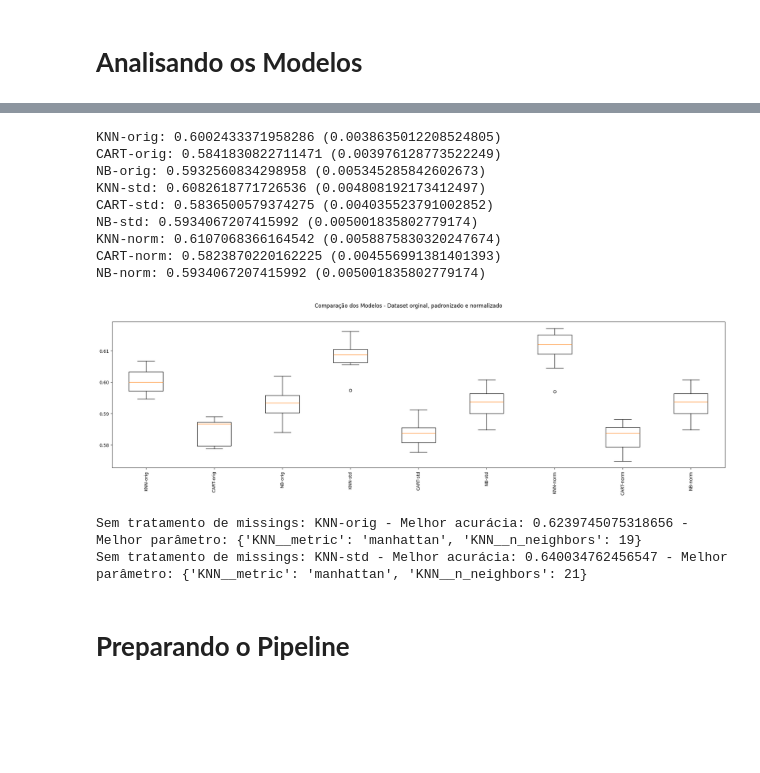
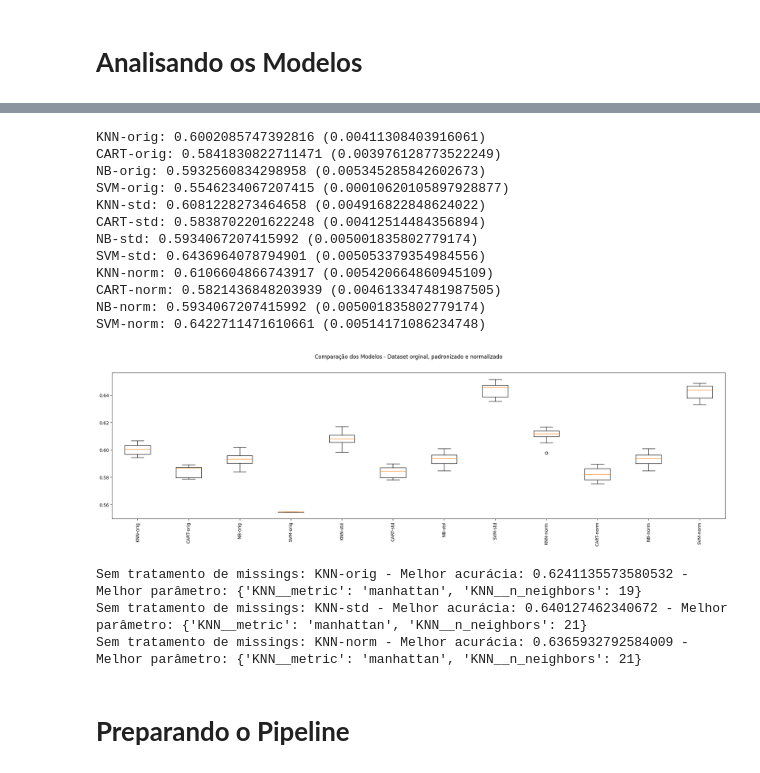
Before and after one commit to gustavopierre/flight_delay_project, a Jupyter notebook: api/machinelearning/notebooks/Flight_Delay.ipynb, the cells around one changed output, grey strips where cells are left out. Drawn from its saved outputs; the diff is of its cells as text; code cells hidden in the pictures; blank space fills up the shorter version.

```diff
--- a/api/machinelearning/notebooks/Flight_Delay.ipynb
+++ b/api/machinelearning/notebooks/Flight_Delay.ipynb
@@ -395,7 +396,7 @@ names = []
 knn = ("KNN", KNeighborsClassifier())
 cart = ("CART", DecisionTreeClassifier())
 naive_bayes = ("NB", GaussianNB())
-#svm = ("SVM", SVC())
+svm = ("SVM", SVC())
 
 standard_scaler = ("StandardScaler", StandardScaler())
 min_max_scaler = ("MinMaxScaler", MinMaxScaler())
@@ -404,46 +405,49 @@ min_max_scaler = ("MinMaxScaler", MinMaxScaler())
 pipelines.append(("KNN-orig", Pipeline([knn])))
 pipelines.append(("CART-orig", Pipeline([cart])))
 pipelines.append(("NB-orig", Pipeline([naive_bayes])))
-#pipelines.append(("SVM-orig", Pipeline([svm])))
+pipelines.append(("SVM-orig", Pipeline([svm])))
 
 # dataset padronizado
 pipelines.append(("KNN-std", Pipeline([standard_scaler, knn])))
 pipelines.append(("CART-std", Pipeline([standard_scaler, cart])))
 pipelines.append(("NB-std", Pipeline([standard_scaler, naive_bayes])))
-#pipelines.append(("SVM-std", Pipeline([standard_scaler, svm])))
+pipelines.append(("SVM-std", Pipeline([standard_scaler, svm])))
 
 # dataset normalizado
 pipelines.append(("KNN-norm", Pipeline([min_max_scaler, knn])))
 pipelines.append(("CART-norm", Pipeline([min_max_scaler, cart])))
 pipelines.append(("NB-norm", Pipeline([min_max_scaler, naive_bayes])))
-#pipelines.append(("SVM-norm", Pipeline([min_max_scaler, svm])))
+pipelines.append(("SVM-norm", Pipeline([min_max_scaler, svm])))
 
 # executando os pipelines
 for name, model in pipelines:
     cv_results = cross_val_score(model, X_train, y_train, cv=kfold, scoring=scoring)
     results.append(cv_results)
     names.append(name)
     msg = f"{name}: {cv_results.mean()} ({cv_results.std()})"
     print(msg)
 
 # boxplot de comparação dos modelos
 fig = plt.figure(figsize=(25, 6))
 fig.suptitle("Comparação dos Modelos - Dataset orginal, padronizado e normalizado")
 ax = fig.add_subplot(111)
 plt.boxplot(results)
 ax.set_xticklabels(names, rotation=90)
 plt.show()
 # %% [output]
-KNN-orig: 0.6002433371958286 (0.0038635012208524805)
+KNN-orig: 0.6002085747392816 (0.00411308403916061)
 CART-orig: 0.5841830822711471 (0.003976128773522249)
 NB-orig: 0.5932560834298958 (0.005345285842602673)
-KNN-std: 0.6082618771726536 (0.004808192173412497)
-CART-std: 0.5836500579374275 (0.004035523791002852)
+SVM-orig: 0.5546234067207415 (0.00010620105897928877)
+KNN-std: 0.6081228273464658 (0.004916822848624022)
+CART-std: 0.5838702201622248 (0.00412514484356894)
 NB-std: 0.5934067207415992 (0.005001835802779174)
-KNN-norm: 0.6107068366164542 (0.0058875830320247674)
-CART-norm: 0.5823870220162225 (0.004556991381401393)
+SVM-std: 0.6436964078794901 (0.005053379354984556)
+KNN-norm: 0.6106604866743917 (0.005420664860945109)
+CART-norm: 0.5821436848203939 (0.004613347481987505)
 NB-norm: 0.5934067207415992 (0.005001835802779174)
+SVM-norm: 0.6422711471610661 (0.00514171086234748)
-[figure, old version]
+[figure, new version]
 # %%
 # Tuning do KNN
 np.random.seed(3)
@@ -468,5 +472,6 @@ for name, model in pipelines:
     grid.fit(X_train, y_train)
     print(f"Sem tratamento de missings: {name} - Melhor acurácia: {grid.best_score_} - Melhor parâmetro: {grid.best_params_}")
 # %% [output]
-Sem tratamento de missings: KNN-orig - Melhor acurácia: 0.6239745075318656 - Melhor parâmetro: {'KNN__metric': 'manhattan', 'KNN__n_neighbors': 19}
-Sem tratamento de missings: KNN-std - Melhor acurácia: 0.640034762456547 - Melhor parâmetro: {'KNN__metric': 'manhattan', 'KNN__n_neighbors': 21}
+Sem tratamento de missings: KNN-orig - Melhor acurácia: 0.6241135573580532 - Melhor parâmetro: {'KNN__metric': 'manhattan', 'KNN__n_neighbors': 19}
+Sem tratamento de missings: KNN-std - Melhor acurácia: 0.640127462340672 - Melhor parâmetro: {'KNN__metric': 'manhattan', 'KNN__n_neighbors': 21}
+Sem tratamento de missings: KNN-norm - Melhor acurácia: 0.6365932792584009 - Melhor parâmetro: {'KNN__metric': 'manhattan', 'KNN__n_neighbors': 21}
```
Also changed, not shown: parts of 2 cells of this notebook.
